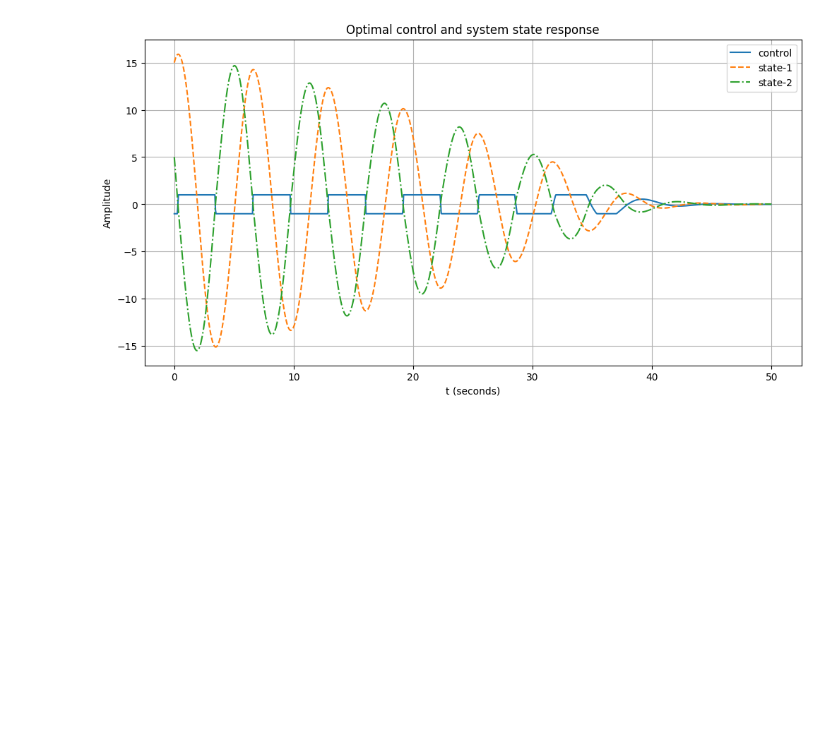
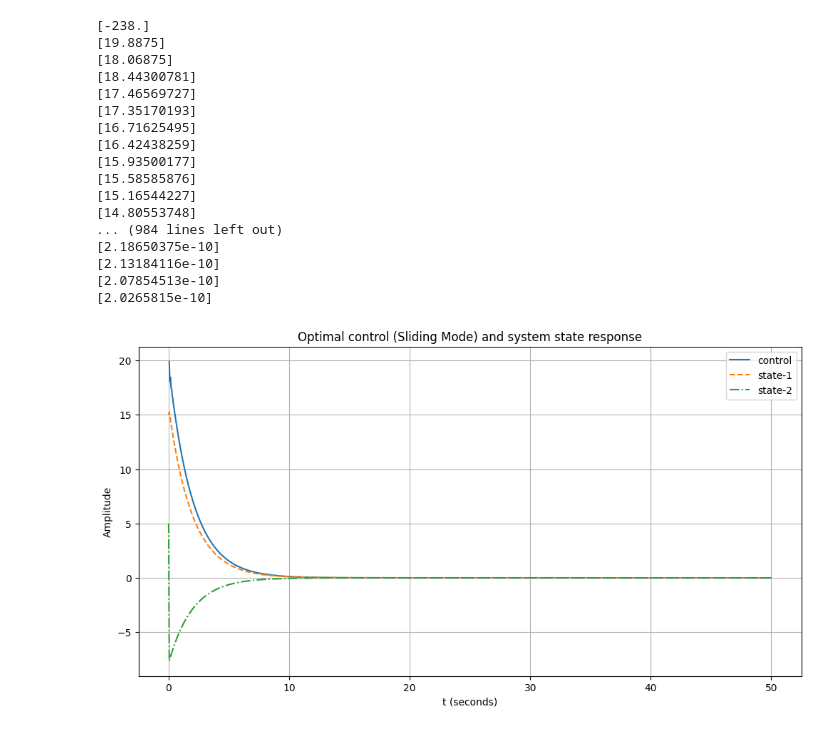
Before and after one commit to Nevsky12/Inter-point-methods-for-satellite-control, a Jupyter notebook: notebooks/interior_point_QP.ipynb, the cells around one changed output. Saved outputs shown, nothing was run; the diff lists cells and outputs as text; code cells hidden in the pictures; blank space fills up the shorter version.

```diff
--- a/notebooks/interior_point_QP.ipynb
+++ b/notebooks/interior_point_QP.ipynb
@@ -317,0 +308,24 @@ Optimal control sequence: [-9.99995870e-01 -9.99995027e-01 -9.99993742e-01 -9.99
+# %%
+# PID
+
+class PIDController:
+    def __init__(self, K_p, K_d, h, output_limits=(-float('inf'), float('inf'))):
+        self.K_p = K_p
+        self.K_d = K_d
+        self.h = h
+        self.last_error = 0.0
+        self.min_output, self.max_output = output_limits
+        self.loss = 0.0
+
+
+    def update(self, x_current, x_target):
+        error = x_current - x_target
+
+        P = self.K_p * error
+        D = self.K_d * (error - self.last_error) / self.h
+        self.last_error = error
+        u = P + D
+
+        u_clamped = np.clip(u, self.min_output, self.max_output)
+        self.loss = 0.5 * u @ u
+        return u_clamped, self.loss
@@ -318,23 +427,52 @@ Optimal control sequence: [-9.99995870e-01 -9.99995027e-01 -9.99993742e-01 -9.99
 # %%
 # time axis
 t = np.linspace(0, T, N + 1)
 x_traj = np.zeros((2, N + 1))
 x_traj[:, 0] = x0
+
+u_opt = []
+loss_all = []
+pid = PIDController(K_p=2.0, K_d=0.5, h=h, output_limits=(-1, 1))
+
 for k in range(N):
-    u = u_opt[k]
+   # u = u_opt[k]
+    #u, loss = pid.update(x_traj[:, k], x_target)
+    #x_traj[:, k + 1] = A @ x_traj[:, k] + B.flatten() * u
+    #u = sliding.update(x_traj[:, k])
+    u_opt.append(u)
+    #loss_all.append(loss)
     x_traj[:, k + 1] = A @ x_traj[:, k] + B.flatten() * u
+
+loss_all = np.array(loss_all)
 # plot
 plt.figure(figsize=(12,6))
-plt.plot(t[:-1], u_opt, label='control')
+plt.plot(t[1:-1], u_opt[1:], label='control')
 plt.plot(t, x_traj[0, :], '--', label='state-1')
 plt.plot(t, x_traj[1, :], '-.', label='state-2')
 plt.xlabel('t (seconds)')
 plt.ylabel('Amplitude')
-plt.title('Optimal control and system state response')
+plt.title('Optimal control (Sliding Mode) and system state response')
 plt.legend()
 plt.grid(True)
 plt.show()
 # %% [output]
+[-238.]
+[19.8875]
+[18.06875]
+[18.44300781]
+[17.46569727]
+[17.35170193]
+[16.71625495]
+[16.42438259]
+[15.93500177]
+[15.58585876]
+[15.16544227]
+[14.80553748]
+... (984 lines left out)
+[2.18650375e-10]
+[2.13184116e-10]
+[2.07854513e-10]
+[2.0265815e-10]
-[figure, old version]
+[figure, new version]
 # %%
 # Create iteration numbers for x-axis
```
Also changed, not shown: parts of 4 cells of this notebook, 2 other files.
